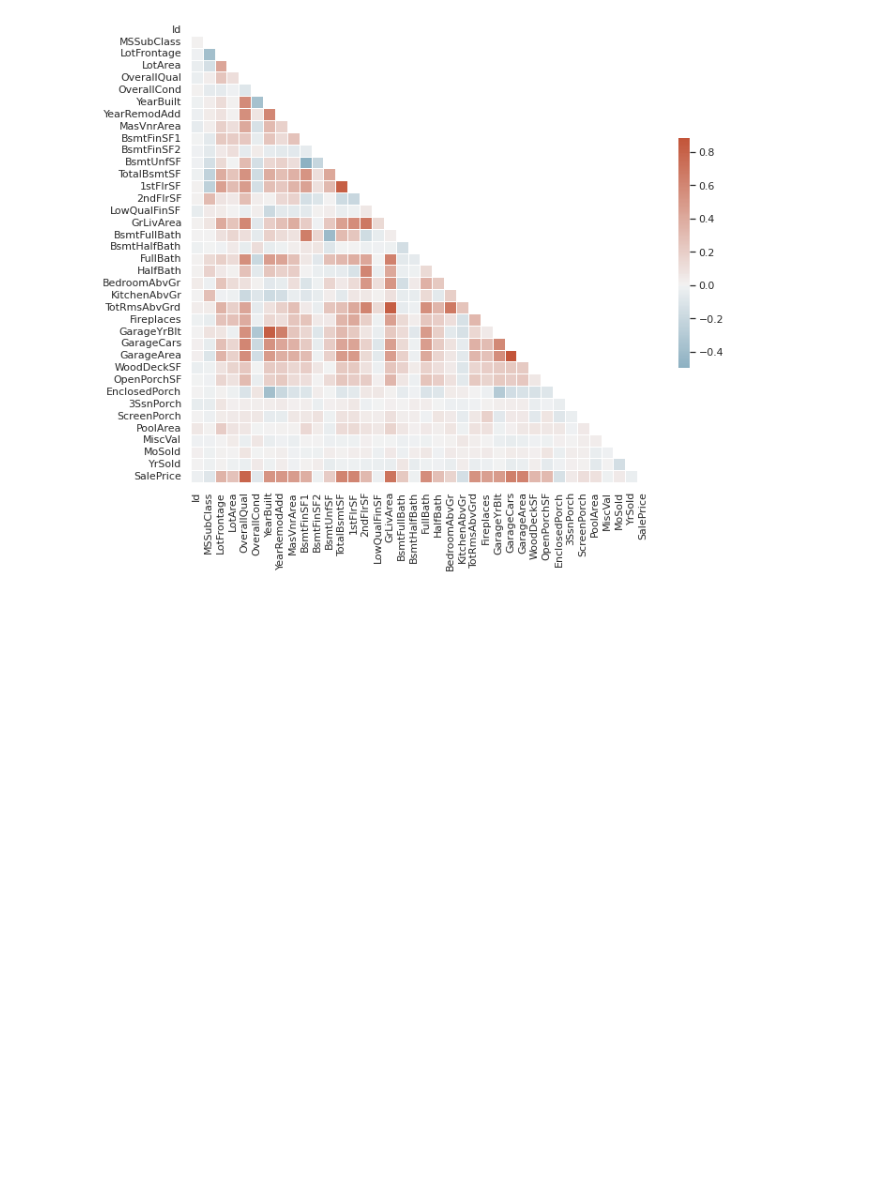
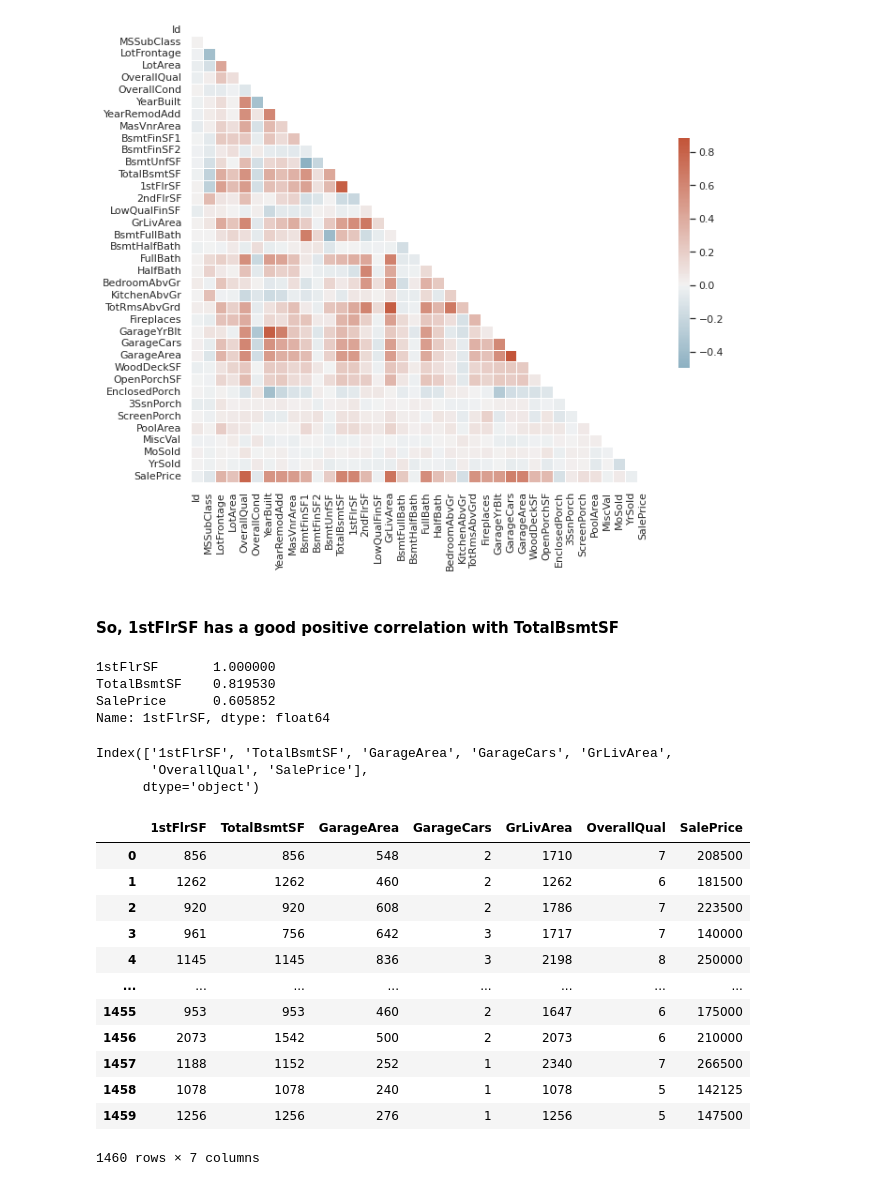
Before and after one commit to wyluilipe/House_price_prediction, a Jupyter notebook: Untitled.ipynb, the cells around one changed output. Saved outputs shown, nothing was run; the diff lists cells and outputs as text; code cells hidden in the pictures; blank space fills up the shorter version.

```diff
--- a/Untitled.ipynb
+++ b/Untitled.ipynb
@@ -36,3 +36,39 @@ sns.heatmap(corr, mask=mask, cmap=cmap, center=0,
             square=True, linewidths=.5, cbar_kws={"shrink": .5});
 # %% [output]
 [figure]
+# %% [markdown]
+#### So, 1stFlrSF has a good positive correlation with TotalBsmtSF
+# %%
+train.corr()['1stFlrSF'][(train.corr()['1stFlrSF'] > 0.6) | (train.corr()['1stFlrSF'] < -0.6)]\
+    .sort_values(ascending=False)
+# %% [output]
+1stFlrSF       1.000000
+TotalBsmtSF    0.819530
+SalePrice      0.605852
+Name: 1stFlrSF, dtype: float64
+# %%
+best_features_correlations = train.corr()['SalePrice'][(train.corr()['SalePrice'] > 0.6)\
+                                                       | (train.corr()['SalePrice'] < -0.6)]\
+                                                        .sort_values().index
+# %%
+best_features_correlations
+# %% [output]
+Index(['1stFlrSF', 'TotalBsmtSF', 'GarageArea', 'GarageCars', 'GrLivArea',
+       'OverallQual', 'SalePrice'],
+      dtype='object')
+# %%
+train[best_features_correlations]
+# %% [output]
+|  | 1stFlrSF | TotalBsmtSF | GarageArea | GarageCars | GrLivArea | OverallQual | SalePrice |
+| 0 | 856 | 856 | 548 | 2 | 1710 | 7 | 208500 |
+| 1 | 1262 | 1262 | 460 | 2 | 1262 | 6 | 181500 |
+| 2 | 920 | 920 | 608 | 2 | 1786 | 7 | 223500 |
+| 3 | 961 | 756 | 642 | 3 | 1717 | 7 | 140000 |
+| 4 | 1145 | 1145 | 836 | 3 | 2198 | 8 | 250000 |
+| ... | ... | ... | ... | ... | ... | ... | ... |
+| 1455 | 953 | 953 | 460 | 2 | 1647 | 6 | 175000 |
+| 1456 | 2073 | 1542 | 500 | 2 | 2073 | 6 | 210000 |
+| 1457 | 1188 | 1152 | 252 | 1 | 2340 | 7 | 266500 |
+| 1458 | 1078 | 1078 | 240 | 1 | 1078 | 5 | 142125 |
+| 1459 | 1256 | 1256 | 276 | 1 | 1256 | 5 | 147500 |
+1460 rows × 7 columns
```
